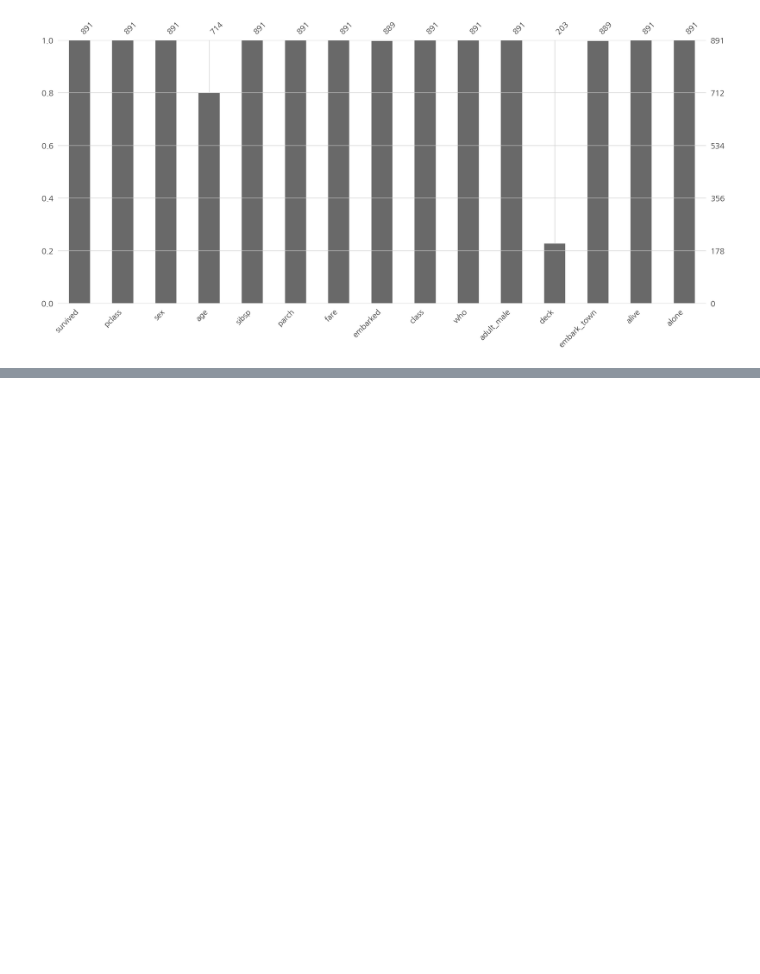
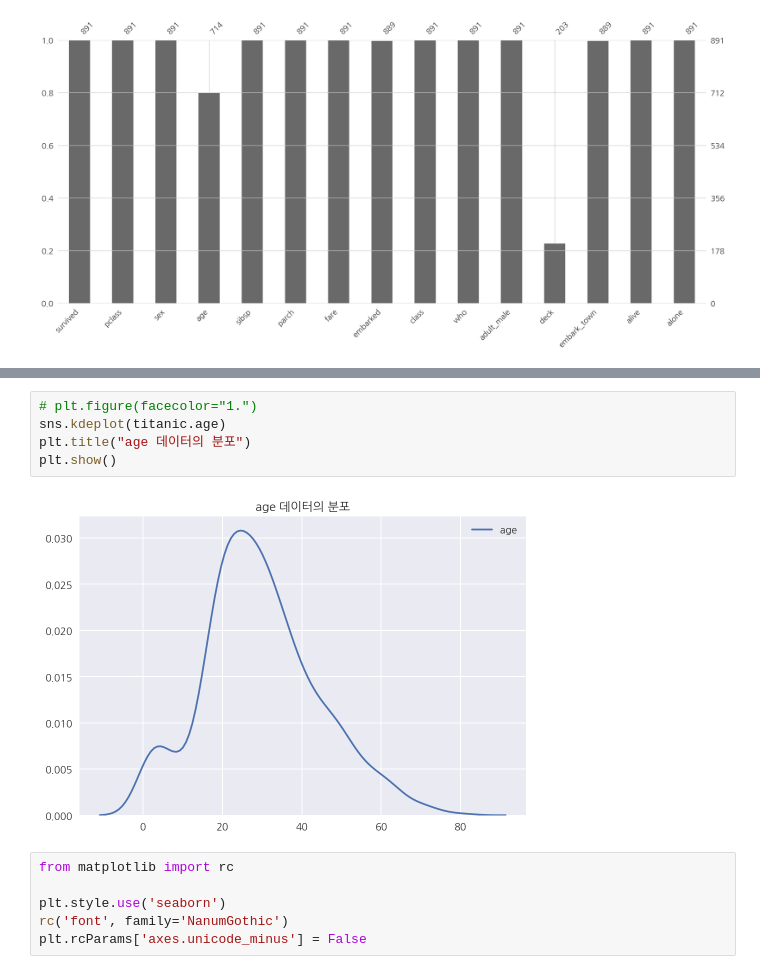
Before and after one commit to whguswls58/TIL, a Jupyter notebook: math/200513_math_14.ipynb, the cells around one changed output, grey strips where cells are left out. Saved outputs shown, nothing was run; the diff lists cells and outputs as text; blank space fills up the shorter version.

```diff
--- a/math/200513_math_14.ipynb
+++ b/math/200513_math_14.ipynb
@@ -70,0 +140,13 @@ plt.show()
+# %%
+# plt.figure(facecolor="1.")
+sns.kdeplot(titanic.age)
+plt.title("age 데이터의 분포")
+plt.show()
+# %% [output]
+[figure, added]
+# %%
+from matplotlib import rc
+
+plt.style.use('seaborn')
+rc('font', family='NanumGothic')
+plt.rcParams['axes.unicode_minus'] = False
```
Also changed, not shown: parts of 9 cells of this notebook.
